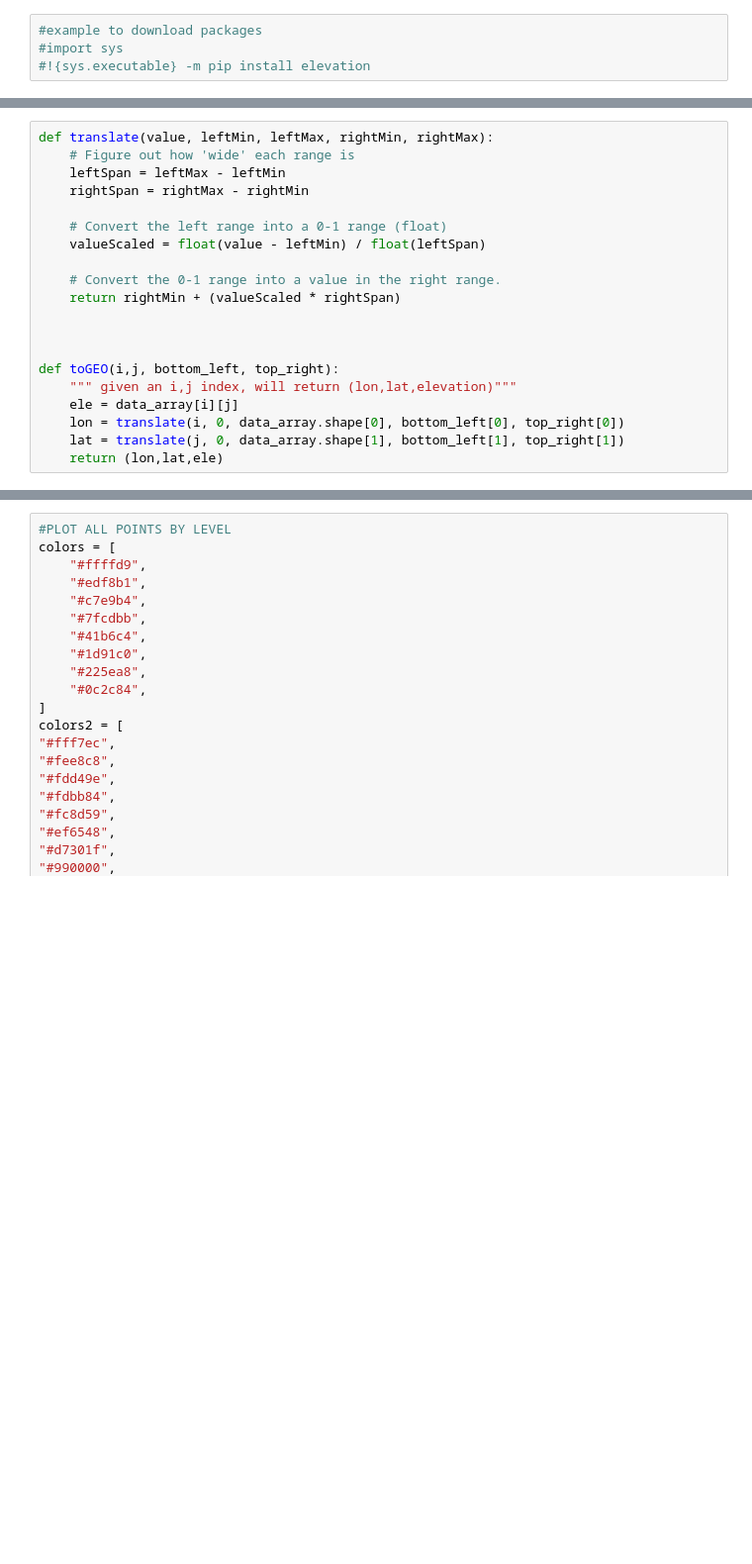
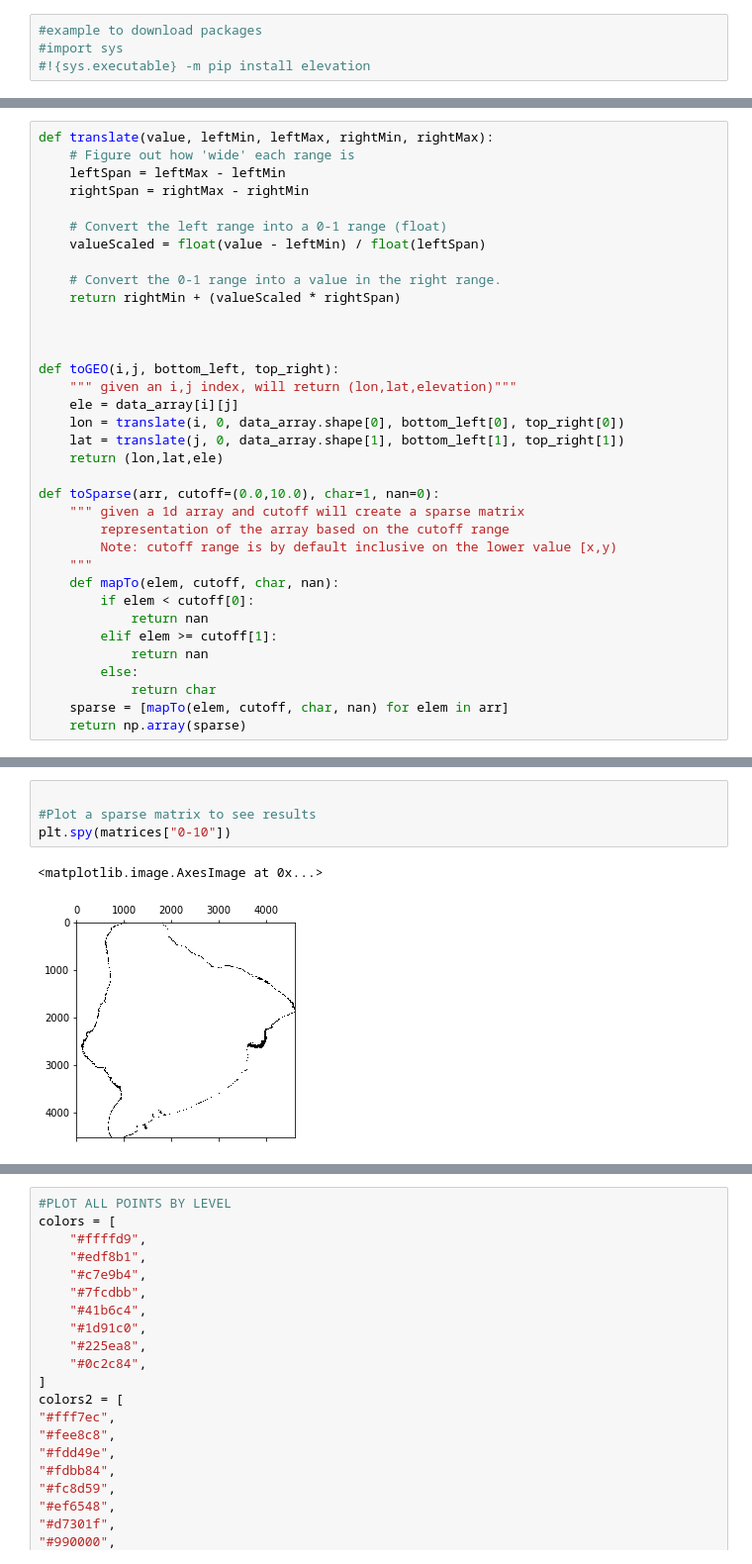
Before and after one commit to blakedallen/geo-viz-group, a Jupyter notebook: Data Engineering.ipynb, the cells around one changed output, grey strips where cells are left out. Shown at 99% size. Drawn from its saved outputs; the diff is of its cells as text; blank space fills up the shorter version.

```diff
--- a/Data Engineering.ipynb
+++ b/Data Engineering.ipynb
@@ -123,3 +137,18 @@ def toGEO(i,j, bottom_left, top_right):
     lon = translate(i, 0, data_array.shape[0], bottom_left[0], top_right[0])
     lat = translate(j, 0, data_array.shape[1], bottom_left[1], top_right[1])
     return (lon,lat,ele)
+
+def toSparse(arr, cutoff=(0.0,10.0), char=1, nan=0):
+    """ given a 1d array and cutoff will create a sparse matrix
+        representation of the array based on the cutoff range
+        Note: cutoff range is by default inclusive on the lower value [x,y)
+    """
+    def mapTo(elem, cutoff, char, nan):
+        if elem < cutoff[0]:
+            return nan
+        elif elem >= cutoff[1]:
+            return nan
+        else:
+            return char
+    sparse = [mapTo(elem, cutoff, char, nan) for elem in arr]
+    return np.array(sparse)
@@ -195,0 +177,7 @@ if len(buffer_x) > 0:
+# %%
+
+#Plot a sparse matrix to see results
+plt.spy(matrices["0-10"])
+# %% [output]
+<matplotlib.image.AxesImage at 0x...>
+[figure, added]
```
Also changed, not shown: parts of 11 cells of this notebook, 8 other files.
